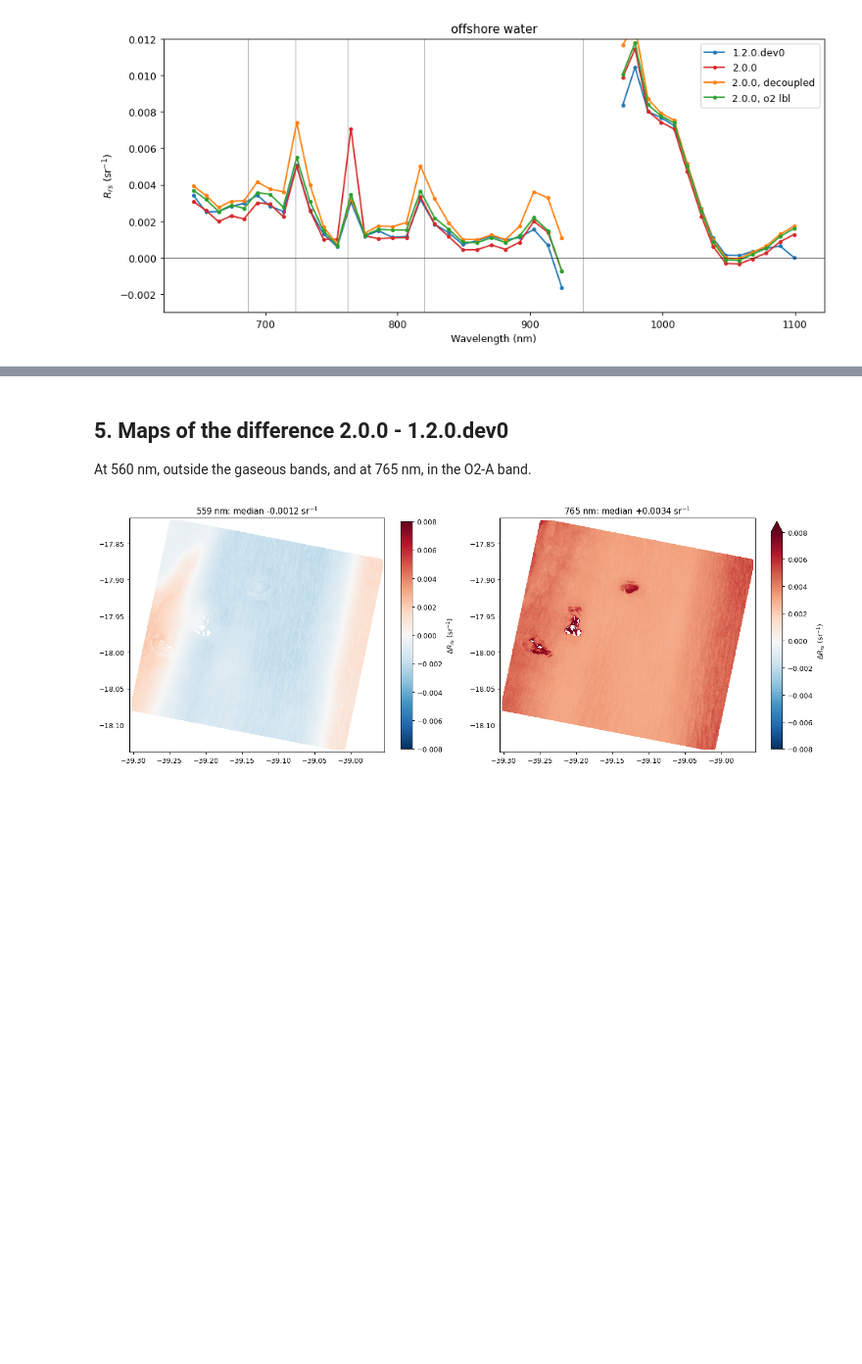
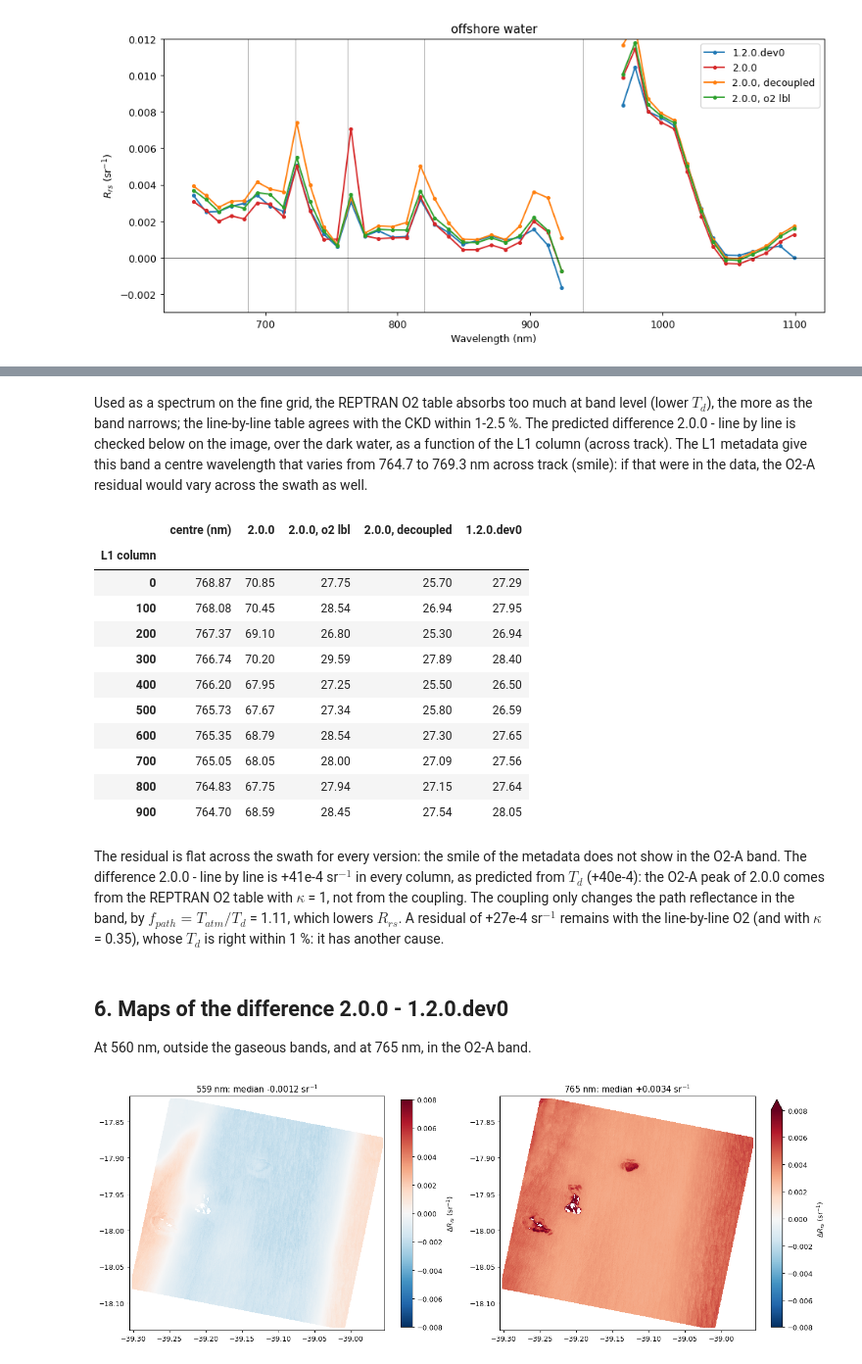
Before and after one commit to Tristanovsk/hgrs, a Jupyter notebook: docs/source/tutorials/prisma_version_comparison.ipynb, the cells around one changed output, grey strips where cells are left out. Shown at 98% size. Saved outputs shown, nothing was run; the diff lists cells and outputs as text; code cells hidden in the pictures; blank space fills up the shorter version.

```diff
--- a/docs/source/tutorials/prisma_version_comparison.ipynb
+++ b/docs/source/tutorials/prisma_version_comparison.ipynb
@@ -188,5 +279,54 @@ ax.legend();
+# %% [markdown]
+Used as a spectrum on the fine grid, the REPTRAN O2 table absorbs too much at band level (lower $T_d$),
+the more as the band narrows; the line-by-line table agrees with the CKD within 1-2.5 %. The predicted
+difference 2.0.0 - line by line is checked below on the image, over the dark water, as a function of the L1
+column (across track). The L1 metadata give this band a centre wavelength that varies from 764.7 to 769.3 nm
+across track (smile): if that were in the data, the O2-A residual would vary across the swath as well.
+# %%
+import h5py
+from scipy.spatial import cKDTree
+
+l1 = h5py.File('/data/satellite/prisma/l1/2026/02/06/PRS_L1_STD_OFFL_20260206130152_20260206130157_0001.he5')
+lat = l1['HDFEOS/SWATHS/PRS_L1_HCO/Geolocation Fields/Latitude_VNIR'][:]
+lon = l1['HDFEOS/SWATHS/PRS_L1_HCO/Geolocation Fields/Longitude_VNIR'][:]
+center = l1['KDP_AUX/Cw_Vnir_Matrix'][:, 119]    # centre wavelength of the 765 nm band per L1 column
+column = np.broadcast_to(np.arange(lat.shape[1]), lat.shape).ravel()
+tree = cKDTree(np.c_[lon.ravel(), lat.ravel()])
+
+by_column = {}
+for name in ['2.0.0', '2.0.0, o2 lbl', '2.0.0, decoupled', '1.2.0.dev0']:
+    rrs = products[name].Rrs.isel(x=slice(None, None, 4), y=slice(None, None, 4)).compute()
+    res = band_residual(rrs, *features['O2-A 762'])
+    dark = res.notnull() & (rrs.sel(wl=560, method='nearest') < 0.02)
+    x, y = np.meshgrid(rrs.x.values, rrs.y.values)
+    _, idx = tree.query(np.c_[x[dark.values], y[dark.values]])
+    col = column[idx]
+    by_column[name] = pd.Series(res.values[dark.values] * 1e4).groupby(col // 100 * 100).median()
+by_column = pd.DataFrame(by_column).rename_axis('L1 column')
+by_column.insert(0, 'centre (nm)', [float(np.median(center[c:c + 100])) for c in by_column.index])
+by_column.round(2)
+# %% [output]
+|  | centre (nm) | 2.0.0 | 2.0.0, o2 lbl | 2.0.0, decoupled | 1.2.0.dev0 |
+| L1 column |  |  |  |  |  |
+| 0 | 768.87 | 70.85 | 27.75 | 25.70 | 27.29 |
+| 100 | 768.08 | 70.45 | 28.54 | 26.94 | 27.95 |
+| 200 | 767.37 | 69.10 | 26.80 | 25.30 | 26.94 |
+| 300 | 766.74 | 70.20 | 29.59 | 27.89 | 28.40 |
+| 400 | 766.20 | 67.95 | 27.25 | 25.50 | 26.50 |
+| 500 | 765.73 | 67.67 | 27.34 | 25.80 | 26.59 |
+| 600 | 765.35 | 68.79 | 28.54 | 27.30 | 27.65 |
+| 700 | 765.05 | 68.05 | 28.00 | 27.09 | 27.56 |
+| 800 | 764.83 | 67.75 | 27.94 | 27.15 | 27.64 |
+| 900 | 764.70 | 68.59 | 28.45 | 27.54 | 28.05 |
+# %% [markdown]
+The residual is flat across the swath for every version: the smile of the metadata does not show in the
+O2-A band. The difference 2.0.0 - line by line is +41e-4 sr$^{-1}$ in every column, as predicted from $T_d$
+(+40e-4): the O2-A peak of 2.0.0 comes from the REPTRAN O2 table with $\kappa$ = 1, not from the coupling. The
+coupling only changes the path reflectance in the band, by $f_{path} = T_{atm}/T_d$ = 1.11, which lowers
+$R_{rs}$. A residual of +27e-4 sr$^{-1}$ remains with the line-by-line O2 (and with $\kappa$ = 0.35), whose
+$T_d$ is right within 1 %: it has another cause.
 # %% [markdown]
-## 5. Maps of the difference 2.0.0 - 1.2.0.dev0
+## 6. Maps of the difference 2.0.0 - 1.2.0.dev0
 
 At 560 nm, outside the gaseous bands, and at 765 nm, in the O2-A band.
 # %%
```
Also changed, not shown: parts of 5 cells of this notebook.
